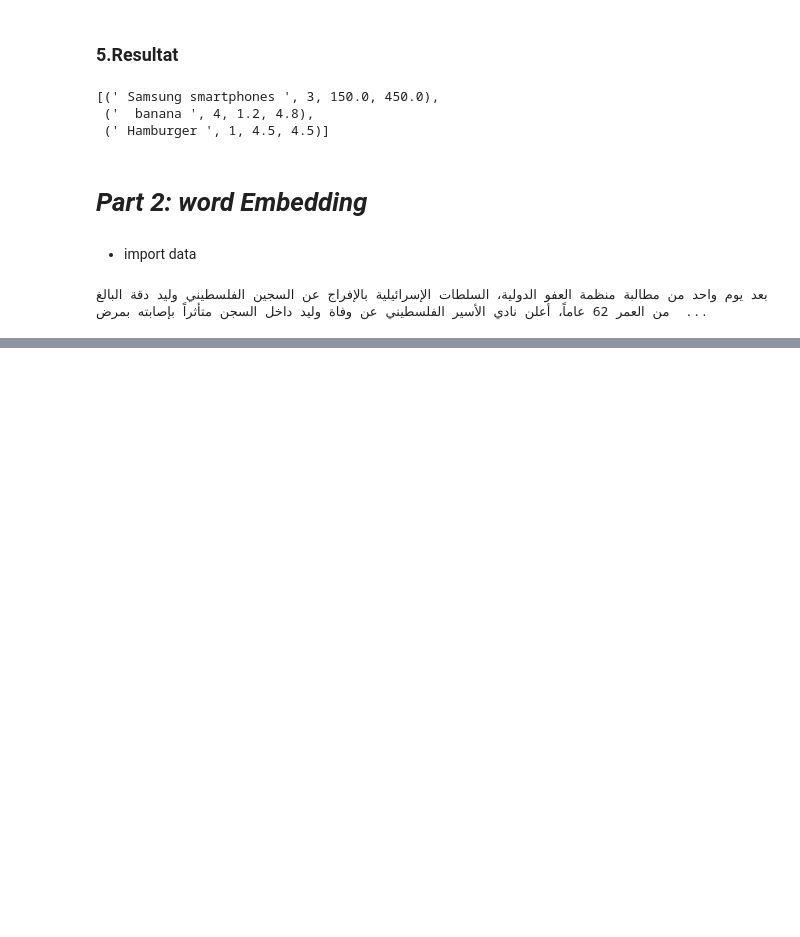
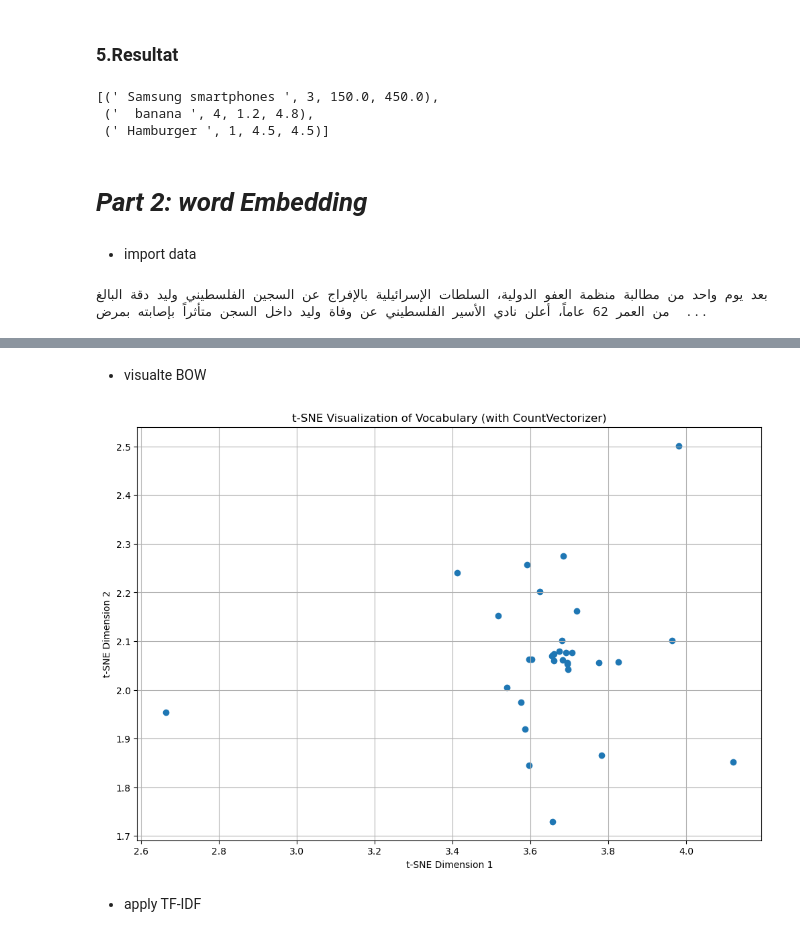
Before and after one commit to Marouan19/Lab_2_NLP, a Jupyter notebook: Code_source.ipynb, the cells around one changed output, grey strips where cells are left out. Cells and saved outputs as stored; diff of their text form; code cells hidden in the pictures; blank space fills up the shorter version.

```diff
--- a/Code_source.ipynb
+++ b/Code_source.ipynb
@@ -134,0 +153,7 @@ ValueError: Shape of passed values is (1, 473), indices imply (1, 1)
+# %%
+stop_words = set(stopwords.words('arabic'))
+print("Stop words: ",stop_words)
+
+tokens = [word for word in tokens if word not in stop_words]
+sent_tokens = [''.join([x for x in re.split(r'(\W+)', sent) if x not in stop_words]) for sent in sent_tokens]
+print("Sentence tokenized text without stopwords: \n",sent_tokens)
@@ -134,0 +186,9 @@ ValueError: Shape of passed values is (1, 473), indices imply (1, 1)
+# %%
+from tashaphyne.stemming import ArabicLightStemmer
+
+ArListem = ArabicLightStemmer()
+
+# Normalization
+cleaned_sent_tokens = [ArListem.normalize(token) for token in cleaned_sent_tokens]
+
+print("Cleaned sentence tokens: \n", cleaned_sent_tokens)
@@ -134,0 +359,25 @@ ValueError: Shape of passed values is (1, 473), indices imply (1, 1)
+# %% [markdown]
+* visualte BOW
+# %%
+from sklearn.manifold import TSNE
+import matplotlib.pyplot as plt
+
+# Get the count matrix
+count_matrix = BOW.toarray()
+
+# Perform t-SNE dimensionality reduction
+tsne = TSNE(n_components=2, random_state=42)
+count_matrix_embedded = tsne.fit_transform(count_matrix)
+
+# Plot the t-SNE embeddings
+plt.figure(figsize=(12, 8))
+plt.scatter(count_matrix_embedded[:, 0], count_matrix_embedded[:, 1])
+plt.title('t-SNE Visualization of Vocabulary (with CountVectorizer)')
+plt.xlabel('t-SNE Dimension 1')
+plt.ylabel('t-SNE Dimension 2')
+plt.grid(True)
+plt.show()
+# %% [output]
+[figure, added]
+# %% [markdown]
+* apply TF-IDF
```
Also changed, not shown: parts of 51 cells of this notebook, 1 other file.
